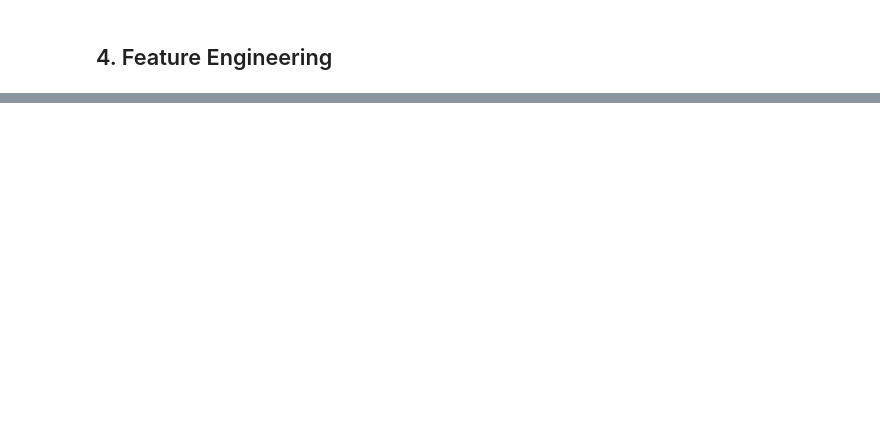
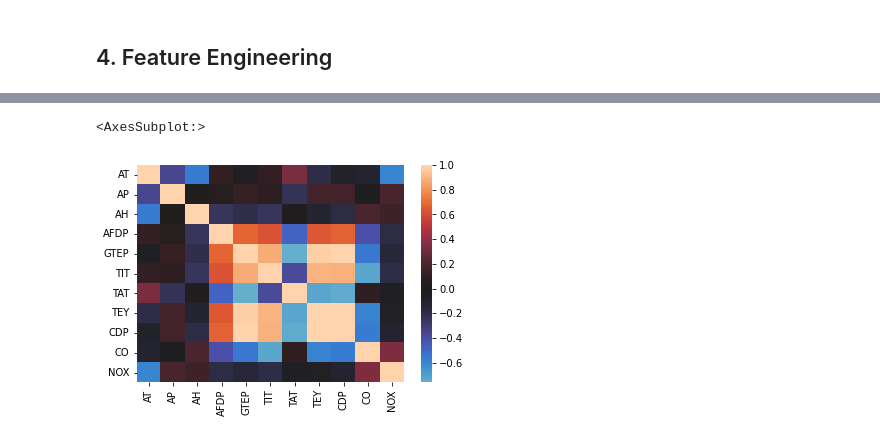
Before and after one commit to Aniruddha-Deb/MLZoo, a Jupyter notebook: regression.ipynb, the cells around one changed output, grey strips where cells are left out. Cells and saved outputs as stored; diff of their text form; code cells hidden in the pictures; blank space fills up the shorter version.

Commit message:
Regularized regression, ridge, lasso, EDA etc)

```diff
--- a/regression.ipynb
+++ b/regression.ipynb
@@ -103,13 +104,18 @@ class NormalLinearRegressor(BaseEstimator, TransformerMixin):
 # %%
-normal_regr = NormalLinearRegressor().fit(df,t=df['CO'])
-preds_CO = normal_regr.predict(test_df)
-res_CO = normal_regr.residuals.copy()
-normal_regr.fit(df,t=df['NOX'])
-preds_NOX = normal_regr.predict(test_df)
-res_NOX = normal_regr.residuals.copy()
+X = df.drop(['CO','NOX'],axis=1)
+T = df[['CO','NOX']]
 
-out = pd.DataFrame({'CO': preds_CO, 'NOX': preds_NOX}, index=test_df.index)
-out.to_csv(f"normal_regression_predictions.csv")
+def regress(output, regressor):
+    regressor.fit(X,T=T)
+    preds = regressor.predict(test_df)
+    res = regressor.residuals.copy()
+
+    out = pd.DataFrame(preds, columns=['CO','NOX'], index=test_df.index)
+    out.to_csv(output)
+
+    return res
+
+residuals = regress("normal_regression_predictions.csv", NormalLinearRegressor())
 # %%
 evaluator.evaluate_numeric('normal_regression_predictions.csv', 'data/gas_emission/test_results.csv')
 # %% [output]
@@ -185,0 +216,5 @@ $R^2$ should be >0.7 for an explainable model and >0.8 for a good one :(
+# %%
+sns.heatmap(df.corr(),center=0)
+# %% [output]
+<AxesSubplot:>
+[figure, added]
```
Also changed, not shown: parts of 27 cells of this notebook, 10 other files.
